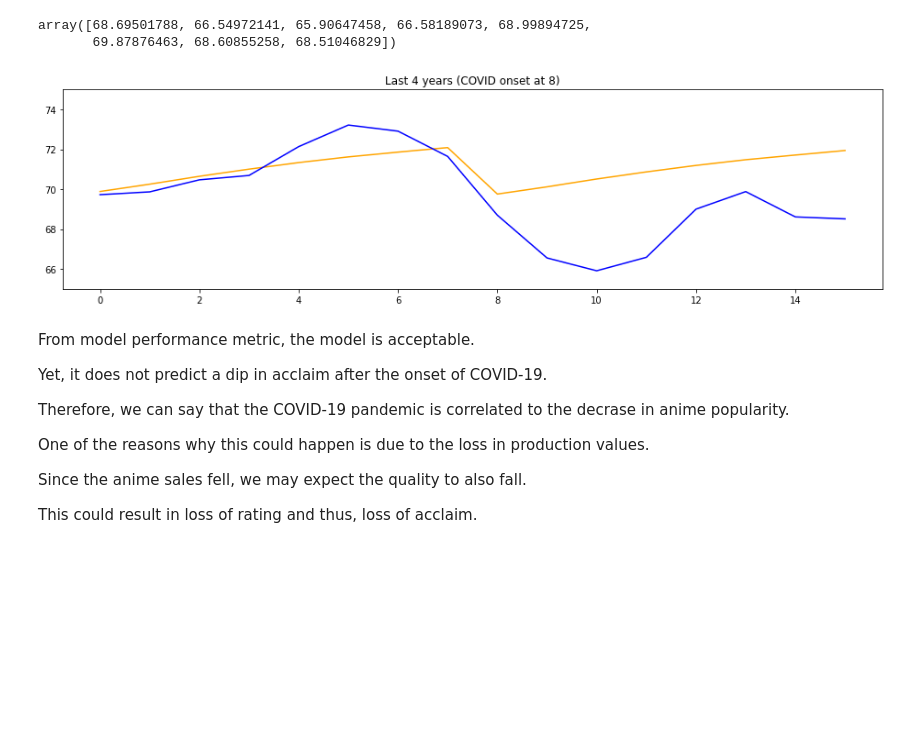
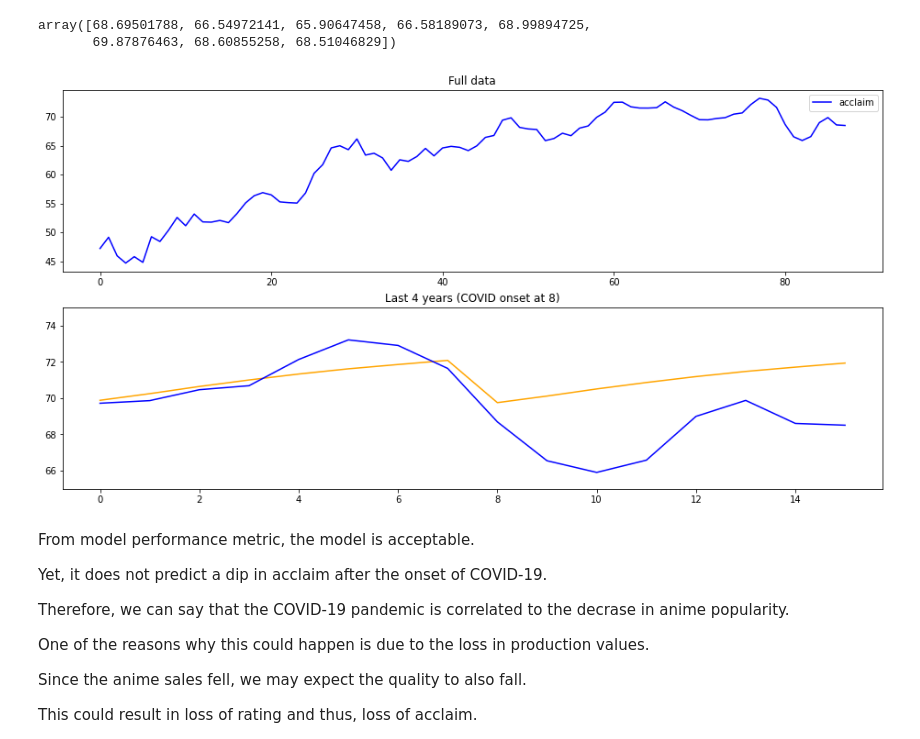
Before and after one commit to ChanyutJean/2143488-Big-Data-AI-HW, a Jupyter notebook: BIG_DATA_AI_PROJECT.ipynb, the cells around one changed output. Drawn from its saved outputs; the diff is of its cells as text; code cells hidden in the pictures; blank space fills up the shorter version.

```diff
--- a/BIG_DATA_AI_PROJECT.ipynb
+++ b/BIG_DATA_AI_PROJECT.ipynb
@@ -1063,19 +1086,22 @@ array([68.69501788, 66.54972141, 65.90647458, 66.58189073, 68.99894725,
 # %%
 # Concatenate testing and prediction data, and plot the prediction versus actual data.
 # The prediction comes in bundle of 8 timesteps.
 # Since 8 new timesteps is given for prediction data, the prediction takes a dip due to the new data given.
 pred_acclaim = np.concatenate([test_pred_acclaim, predict_pred_acclaim])
 actual_acclaim = np.concatenate([test_actual_acclaim, predict_actual_acclaim])
 
-plt.figure(figsize=(16, 4))
+fig, axes = plt.subplots(2, figsize=(16, 8))
+
+df_model.plot(ax=axes[0], color="blue", title="Full data")
+
 plt.plot(pred_acclaim, color="orange")
 plt.plot(actual_acclaim, color="blue")
-ax = plt.gca()
-ax.set_ylim([65, 75])
-ax.set_title("Last 4 years (COVID onset at 8)")
+axes[1].set_ylim([65, 75])
+axes[1].set_title("Last 4 years (COVID onset at 8)")
+
 plt.show()
 # %% [output]
-[figure, old version]
+[figure, new version]
 # %% [markdown]
 From model performance metric, the model is acceptable.
 
```
Also changed, not shown: parts of 21 cells of this notebook.
